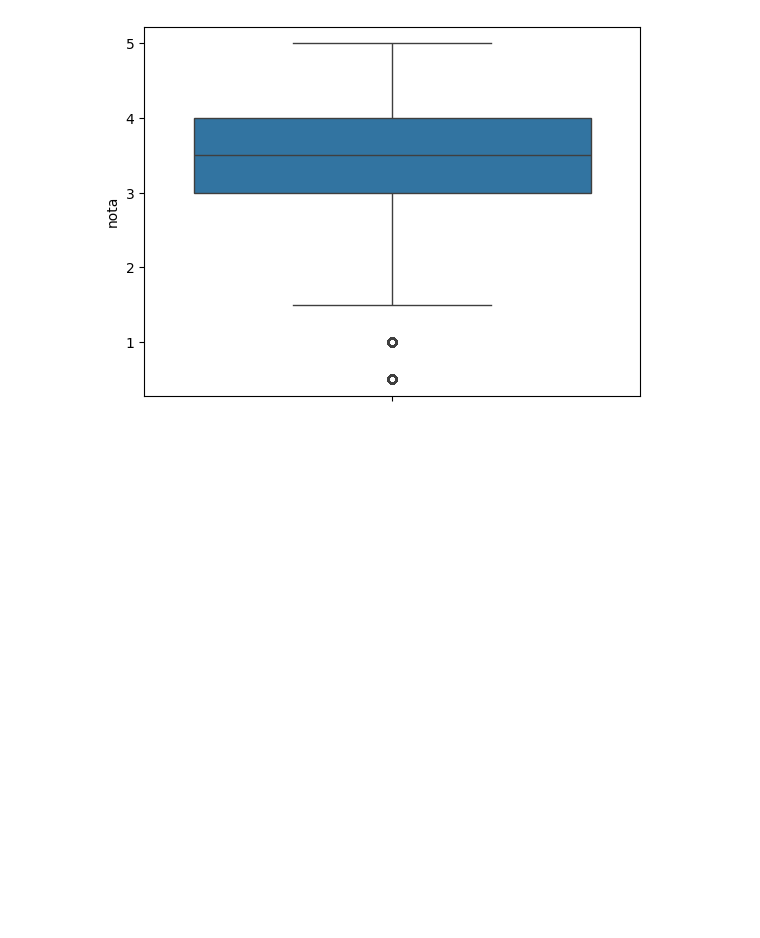
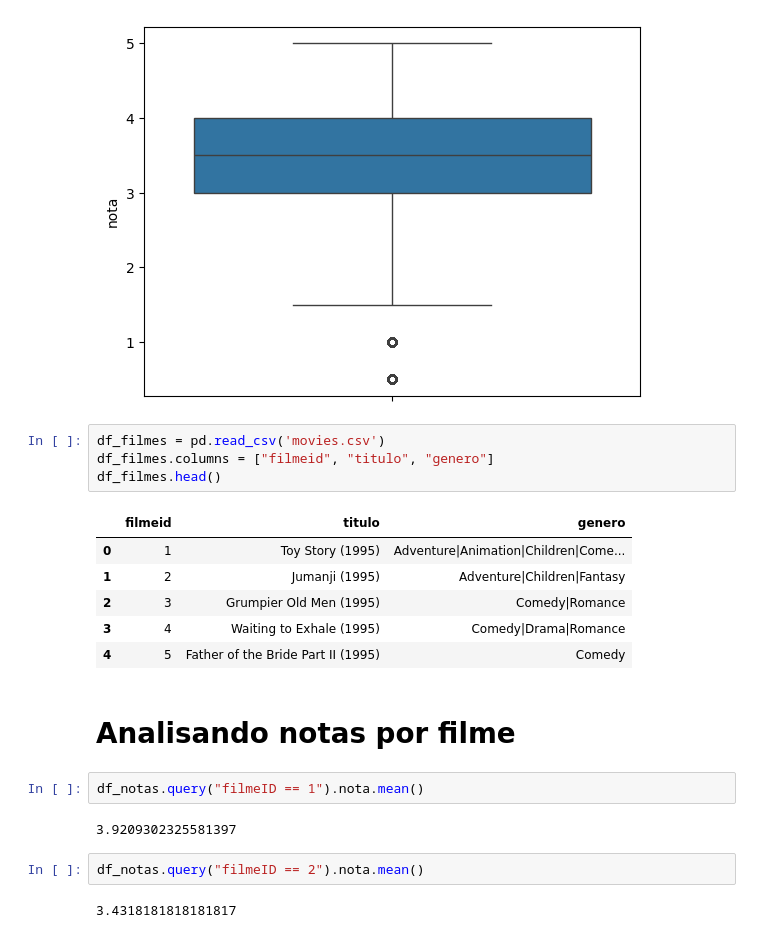
Before and after one commit to miguel-aguiars/AluraDataScience, a Jupyter notebook: Introdução a Data Science.ipynb, the cells around one changed output. Cells and saved outputs as stored; diff of their text form; blank space fills up the shorter version.

```diff
--- a/Introdução a Data Science.ipynb
+++ b/Introdução a Data Science.ipynb
@@ -74,3 +74,24 @@ sns.boxplot(df_notas.nota)
 # %% [output]
 <Axes: ylabel='nota'>
 [figure]
+# %%
+df_filmes = pd.read_csv('movies.csv')
+df_filmes.columns = ["filmeid", "titulo", "genero"]
+df_filmes.head()
+# %% [output]
+|  | filmeid | titulo | genero |
+| 0 | 1 | Toy Story (1995) | Adventure|Animation|Children|Come... |
+| 1 | 2 | Jumanji (1995) | Adventure|Children|Fantasy |
+| 2 | 3 | Grumpier Old Men (1995) | Comedy|Romance |
+| 3 | 4 | Waiting to Exhale (1995) | Comedy|Drama|Romance |
+| 4 | 5 | Father of the Bride Part II (1995) | Comedy |
+# %% [markdown]
+# Analisando notas por filme
+# %%
+df_notas.query("filmeID == 1").nota.mean()
+# %% [output]
+3.9209302325581397
+# %%
+df_notas.query("filmeID == 2").nota.mean()
+# %% [output]
+3.4318181818181817
```
Also changed, not shown: parts of 5 cells of this notebook.
